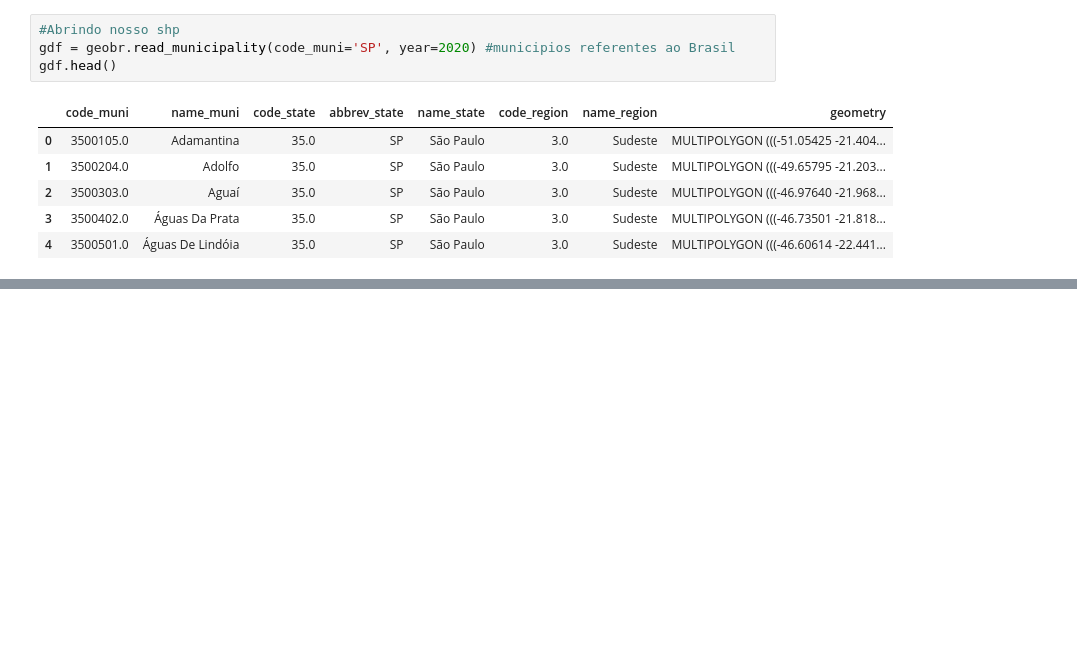
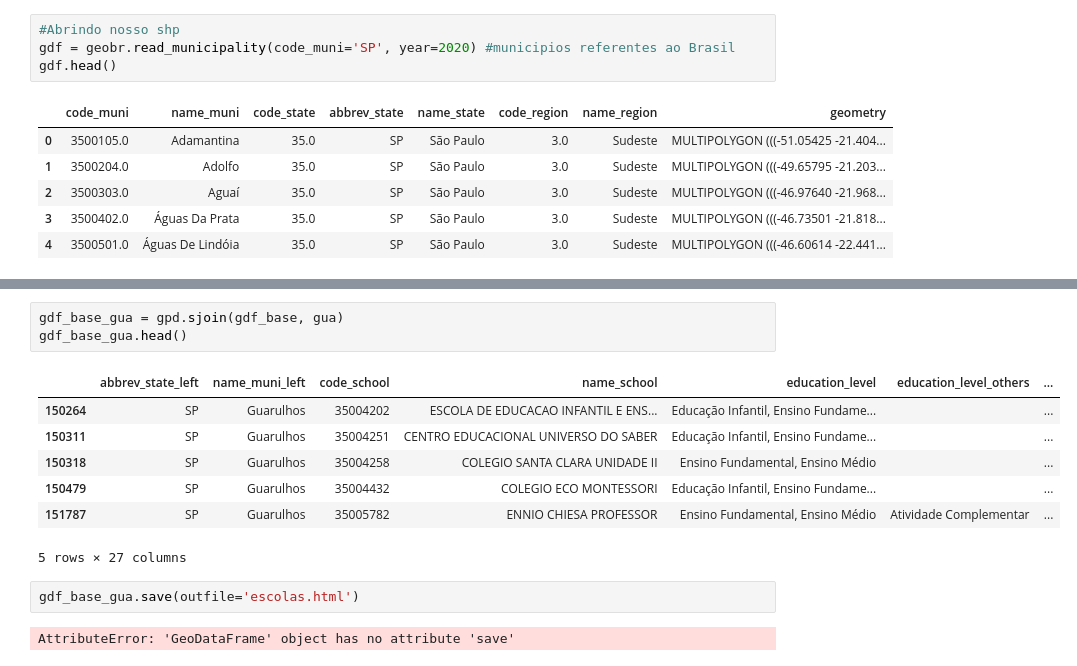
Before and after one commit to lucielcastro/geoespaciamento, a Jupyter notebook: geoespaciamento.ipynb, the cells around one changed output, grey strips where cells are left out. Drawn from its saved outputs; the diff is of its cells as text; blank space fills up the shorter version.

```diff
--- a/geoespaciamento.ipynb
+++ b/geoespaciamento.ipynb
@@ -38,0 +64,15 @@ gdf
+# %%
+gdf_base_gua = gpd.sjoin(gdf_base, gua)
+gdf_base_gua.head()
+# %% [output]
+|  | abbrev_state_left | name_muni_left | code_school | name_school | education_level | education_level_others | ... |
+| 150264 | SP | Guarulhos | 35004202 | ESCOLA DE EDUCACAO INFANTIL E ENS... | Educação Infantil, Ensino Fundame... |  | ... |
+| 150311 | SP | Guarulhos | 35004251 | CENTRO EDUCACIONAL UNIVERSO DO SABER | Educação Infantil, Ensino Fundame... |  | ... |
+| 150318 | SP | Guarulhos | 35004258 | COLEGIO SANTA CLARA UNIDADE II | Ensino Fundamental, Ensino Médio |  | ... |
+| 150479 | SP | Guarulhos | 35004432 | COLEGIO ECO MONTESSORI | Educação Infantil, Ensino Fundame... |  | ... |
+| 151787 | SP | Guarulhos | 35005782 | ENNIO CHIESA PROFESSOR | Ensino Fundamental, Ensino Médio | Atividade Complementar | ... |
+5 rows × 27 columns
+# %%
+gdf_base_gua.save(outfile='escolas.html')
+# %% [output]
+AttributeError: 'GeoDataFrame' object has no attribute 'save'
```
Also changed, not shown: parts of 8 cells of this notebook.
